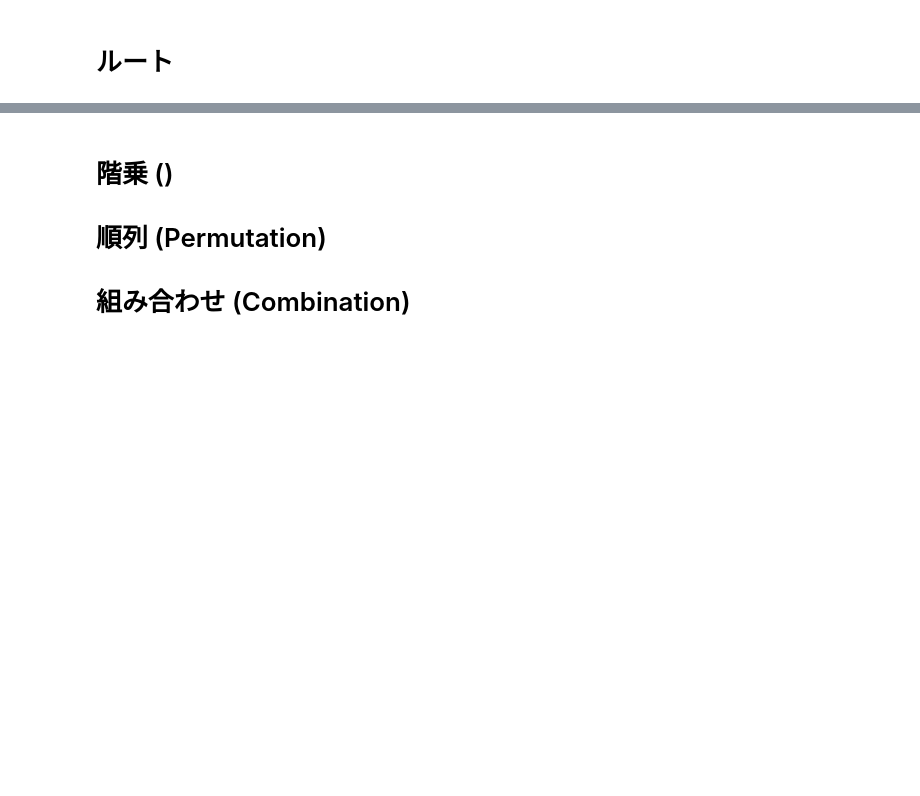
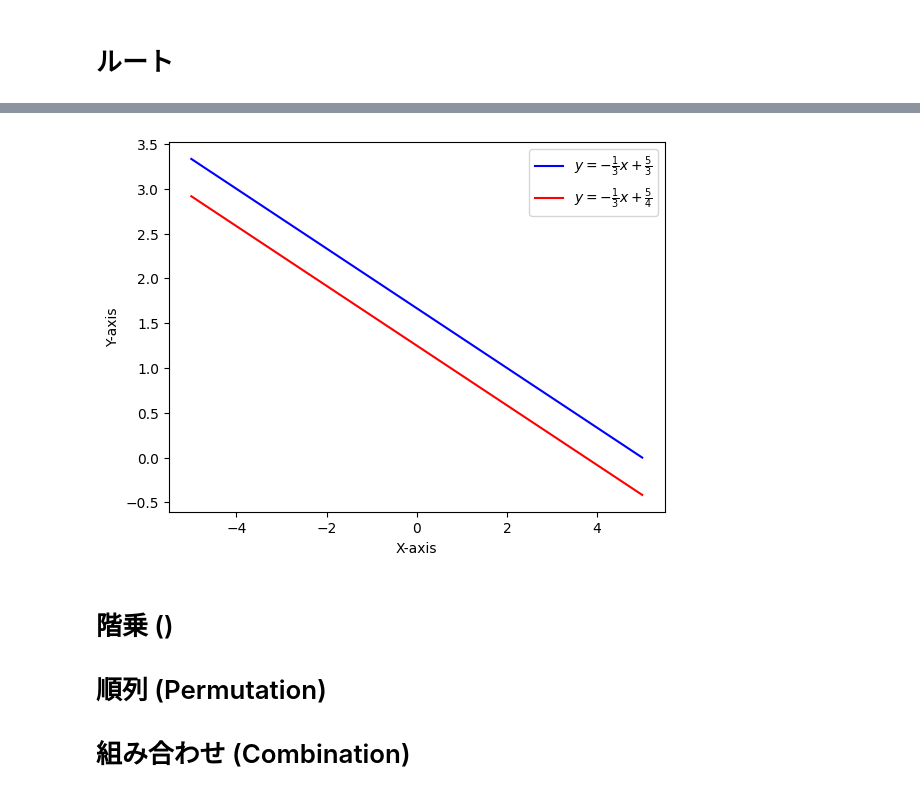
Before and after one commit to N-SEKOGUCHI/google_colab_pub, a Jupyter notebook: Python_practioce.ipynb, the cells around one changed output, grey strips where cells are left out. Cells and saved outputs as stored; diff of their text form; code cells hidden in the pictures; blank space fills up the shorter version.

```diff
--- a/Python_practioce.ipynb
+++ b/Python_practioce.ipynb
@@ -59,3 +131,26 @@ plt.show()
+# %%
+import numpy as np
+import matplotlib.pyplot as plt
+
+def f1(x):
+  return -(1/3) * x + (5/3)
+
+def f2(x):
+  return -(1/3) * x + (5/4)
+
+x = np.linspace(-5, 5)  # -5から5まで
+y1 = f1(x)
+y2 = f2(x)
+
+plt.plot(x,y1,color='blue',label='$ y = -\\frac{1}{3}x + \\frac{5}{3} $')
+plt.plot(x,y2,color='red',label='$ y = -\\frac{1}{3}x + \\frac{5}{4} $')
+
+plt.xlabel('X-axis')
+plt.ylabel('Y-axis')
+plt.legend()
+plt.show()
+# %% [output]
+[figure, added]
 # %% [markdown]
 # 階乗 ()
 
```
Also changed, not shown: parts of 4 cells of this notebook.
